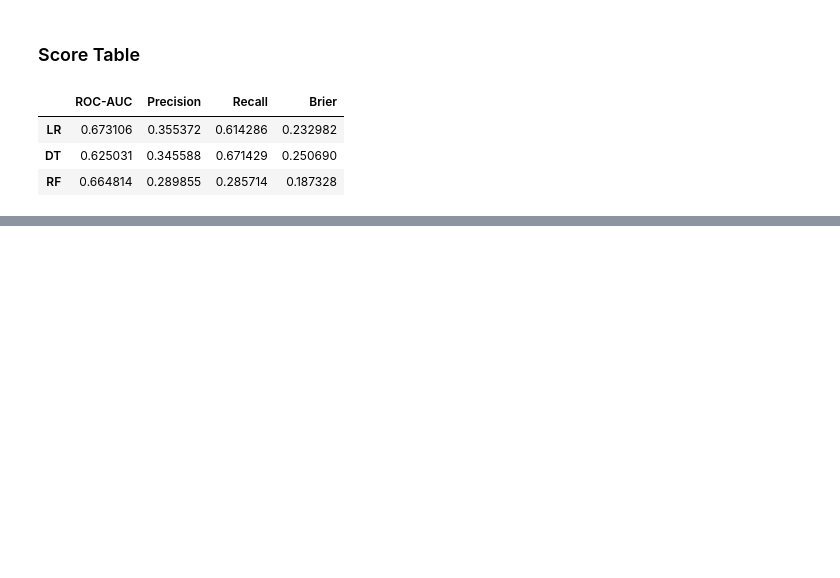
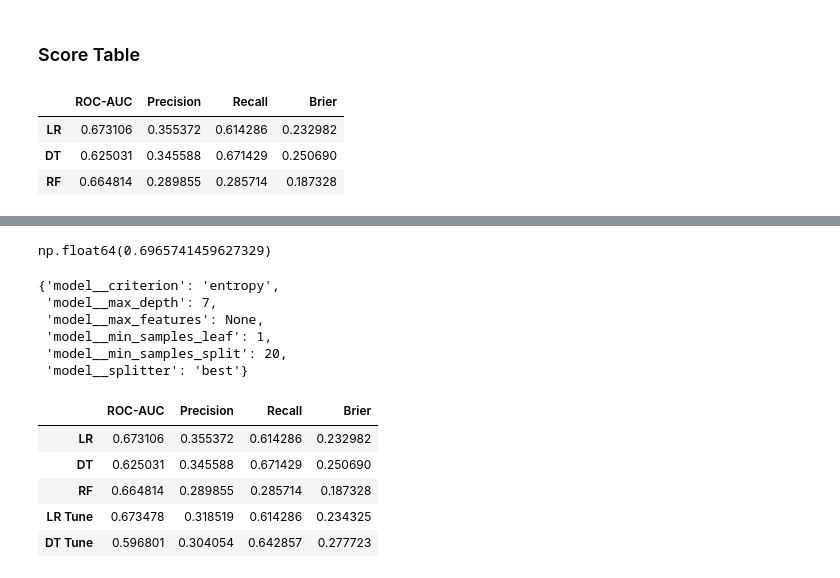
Before and after one commit to ayansuvra/MTE-Analytics-Project, a Jupyter notebook: notebooks/04_modeling_dropoff_and_completion.ipynb, the cells around one changed output, grey strips where cells are left out. Cells and saved outputs as stored; diff of their text form; code cells hidden in the pictures; blank space fills up the shorter version.

Commit message:
Drop Off Risk Prediction

```diff
--- a/notebooks/04_modeling_dropoff_and_completion.ipynb
+++ b/notebooks/04_modeling_dropoff_and_completion.ipynb
@@ -803,0 +865,3 @@ score_table
+# %%
+Y_pred_lr_tune = gs_lr.predict(X_test)
+Y_prob_lr_tune = gs_lr.predict_proba(X_test)[:,1]
@@ -803,0 +892,22 @@ score_table
+# %%
+parameter_grid = {
+    'model__criterion': ['gini', 'entropy', 'log_loss'],
+    'model__splitter': ['best', 'random'],
+    'model__max_depth': [None, 3, 5, 7, 10, 15],
+    'model__min_samples_split': [2, 5, 10, 15, 20],
+    'model__min_samples_leaf': [1, 2, 4, 8, 10],
+    'model__max_features': [None, 'sqrt', 'log2']
+}
+
+dt_pipeline = Pipeline([
+    ("preprocessor", preprocessor),
+    ("model", DecisionTreeClassifier(
+         class_weight='balanced',
+        random_state=149
+    ))
+])
+
+skfold_dt = StratifiedKFold(n_splits=5, shuffle=True, random_state=149)
+
+gs_dt = GridSearchCV(dt_pipeline, parameter_grid, refit=True, cv=skfold, scoring="roc_auc", n_jobs=-1, verbose=2)
+gs_dt.fit(X_train, Y_train)
@@ -803,0 +933,40 @@ score_table
+# %%
+gs_dt.best_score_
+# %% [output]
+np.float64(0.6965741459627329)
+# %%
+gs_dt.best_params_
+# %% [output]
+{'model__criterion': 'entropy',
+ 'model__max_depth': 7,
+ 'model__max_features': None,
+ 'model__min_samples_leaf': 1,
+ 'model__min_samples_split': 20,
+ 'model__splitter': 'best'}
+# %%
+Y_pred_dt_tune = gs_dt.predict(X_test)
+Y_prob_dt_tune = gs_dt.predict_proba(X_test)[:,1]
+
+ps_dt_tune = precision_score(Y_test, Y_pred_dt_tune)
+rs_dt_tune = recall_score(Y_test, Y_pred_dt_tune)
+f1_dt_tune = f1_score(Y_test, Y_pred_dt_tune)
+bs_dt_tune = brier_score_loss(Y_test, Y_prob_dt_tune)
+ra_dt_tune = roc_auc_score(Y_test, Y_prob_dt_tune)
+# %%
+new_row = pd.DataFrame(data={
+    'ROC-AUC':ra_dt_tune,
+    'Precision':ps_dt_tune,
+    'Recall':rs_dt_tune,
+    'Brier':bs_dt_tune
+}, index=['DT Tune'])
+
+score_table = pd.concat([score_table, new_row])
+score_table
+# final score table
+# %% [output]
+|  | ROC-AUC | Precision | Recall | Brier |
+| LR | 0.673106 | 0.355372 | 0.614286 | 0.232982 |
+| DT | 0.625031 | 0.345588 | 0.671429 | 0.250690 |
+| RF | 0.664814 | 0.289855 | 0.285714 | 0.187328 |
+| LR Tune | 0.673478 | 0.318519 | 0.614286 | 0.234325 |
+| DT Tune | 0.596801 | 0.304054 | 0.642857 | 0.277723 |
```
Also changed, not shown: parts of 10 cells of this notebook.
